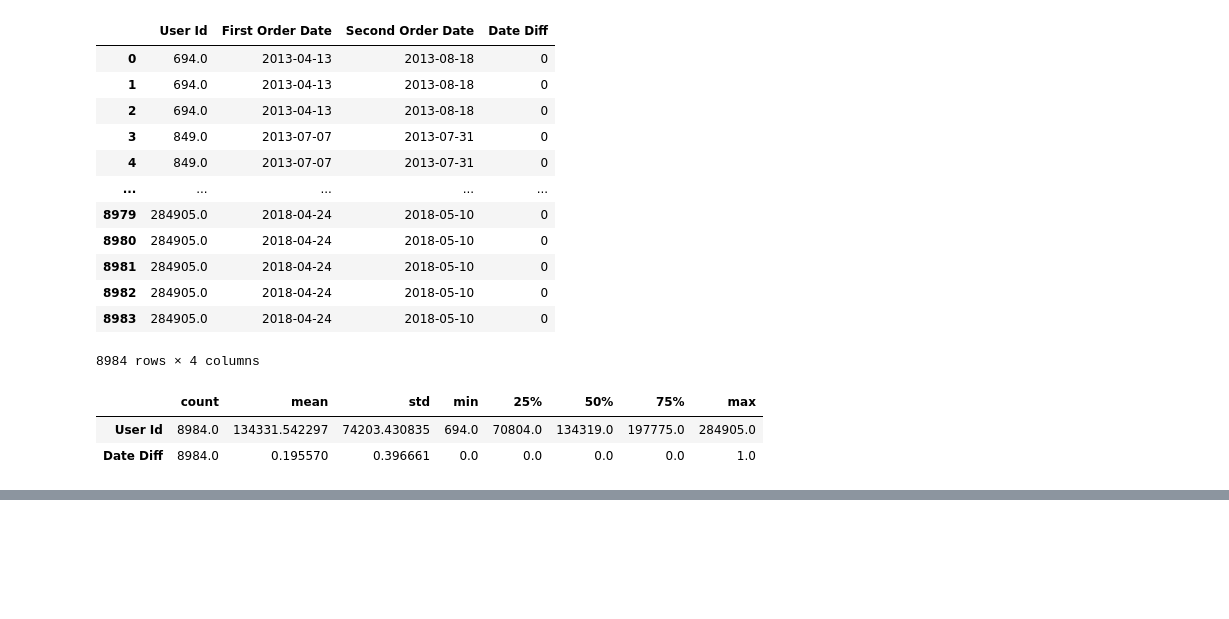
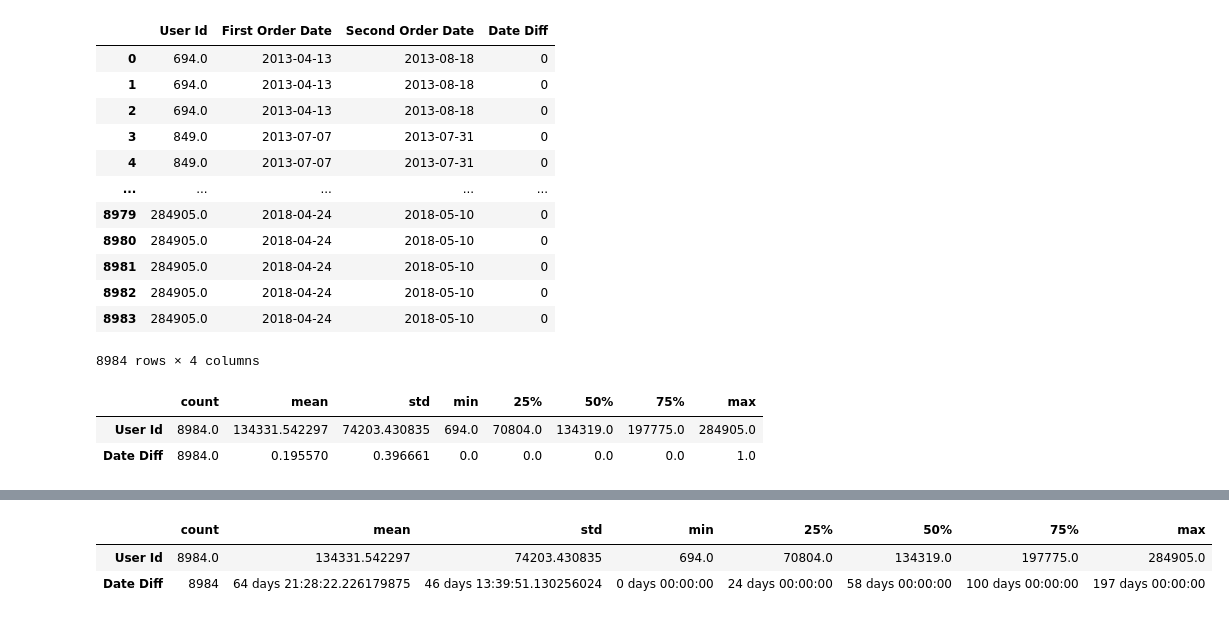
Before and after one commit to H8-Assignments-Bay/finpro-ftds-001-hck-ftds-001-hck-group-002, a Jupyter notebook: h8dsft_FPSG02.ipynb, the cells around one changed output, grey strips where cells are left out. Cells and saved outputs as stored; diff of their text form; code cells hidden in the pictures; blank space fills up the shorter version.

```diff
--- a/h8dsft_FPSG02.ipynb
+++ b/h8dsft_FPSG02.ipynb
@@ -1234,0 +1273,6 @@ bc.describe().T
+# %%
+bc.describe().T
+# %% [output]
+|  | count | mean | std | min | 25% | 50% | 75% | max |
+| User Id | 8984.0 | 134331.542297 | 74203.430835 | 694.0 | 70804.0 | 134319.0 | 197775.0 | 284905.0 |
+| Date Diff | 8984 | 64 days 21:28:22.226179875 | 46 days 13:39:51.130256024 | 0 days 00:00:00 | 24 days 00:00:00 | 58 days 00:00:00 | 100 days 00:00:00 | 197 days 00:00:00 |
```
Also changed, not shown: parts of 13 cells of this notebook.
